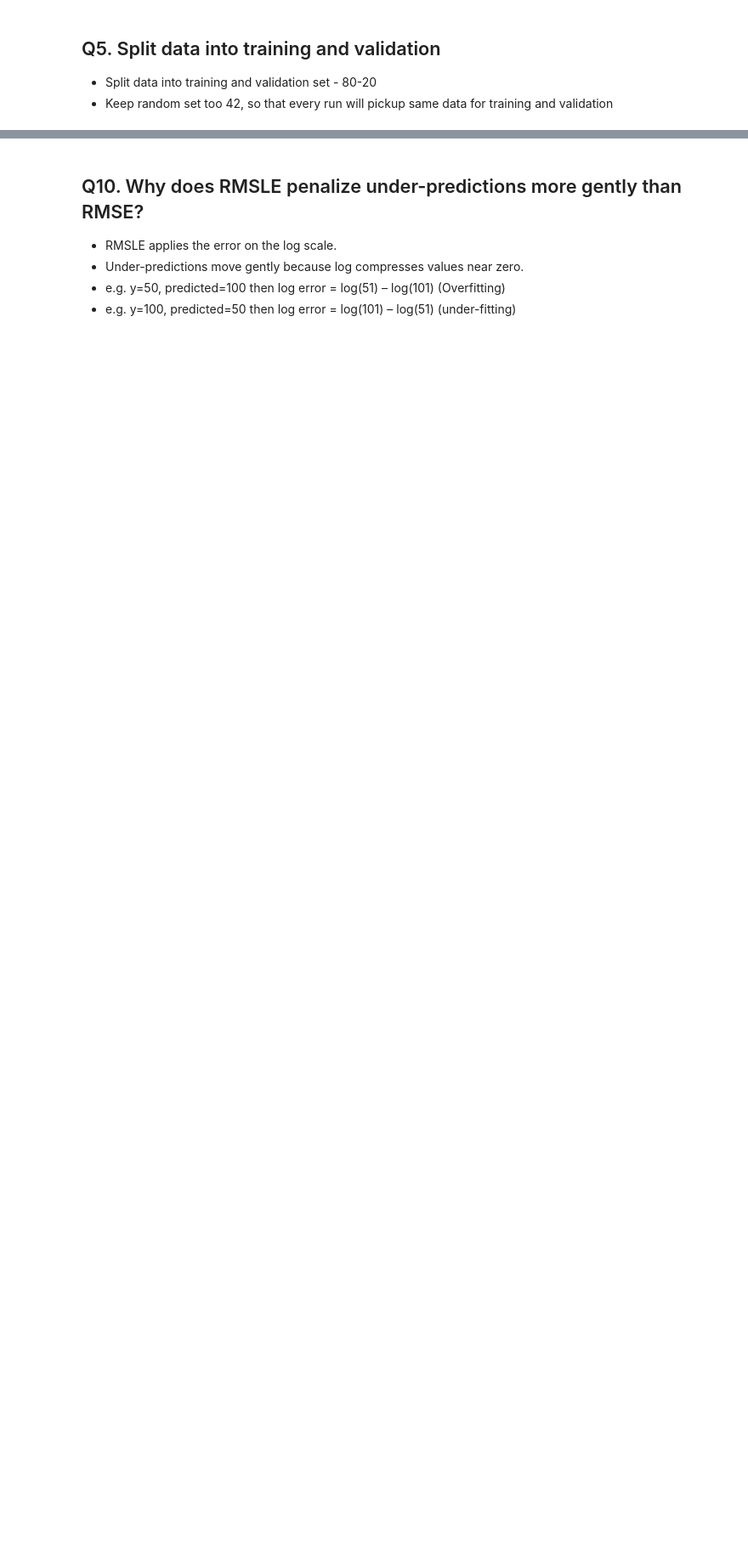
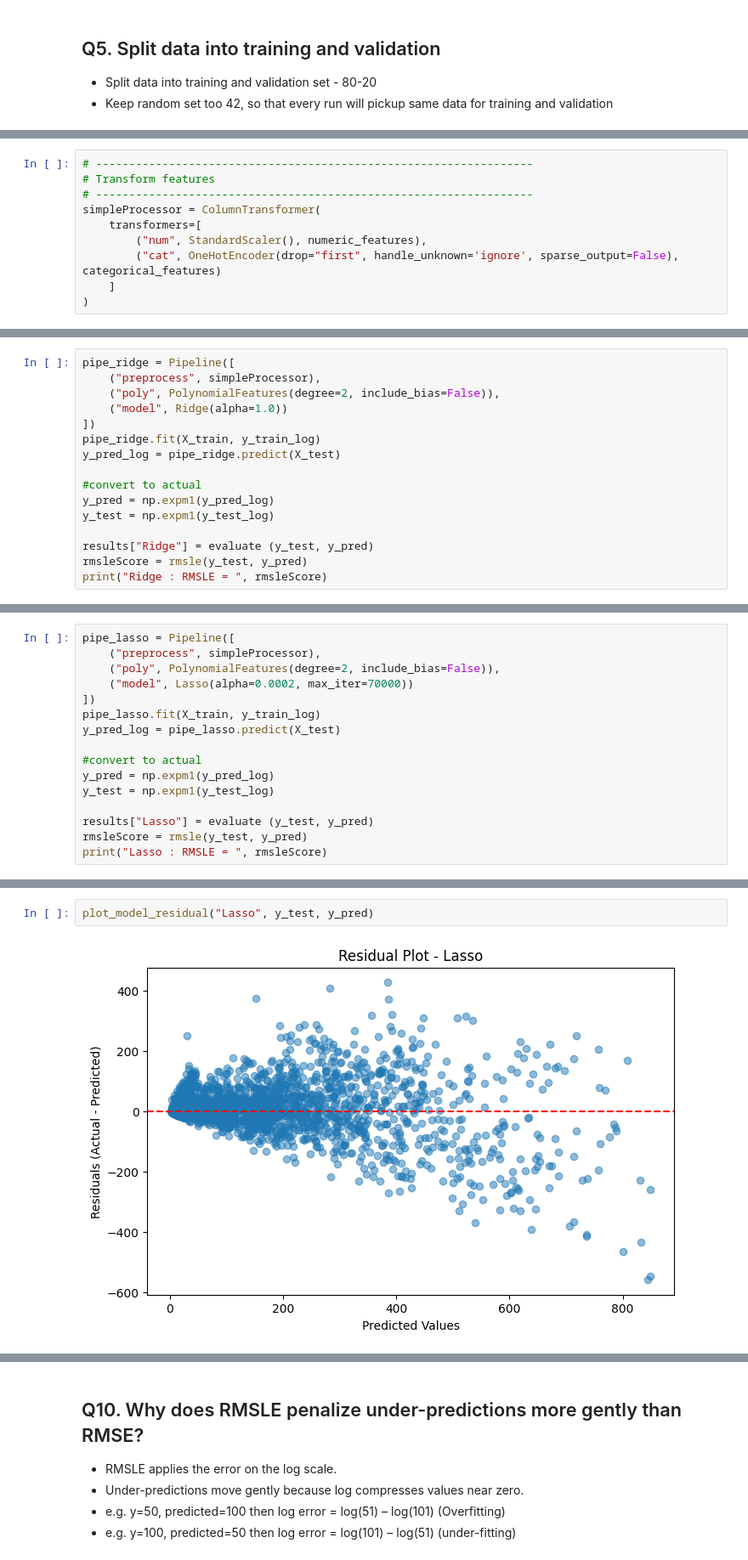
Before and after one commit to powarsg/bits_aiml, a Jupyter notebook: ML/1_Assignment/bike_prediction.ipynb, the cells around one changed output, grey strips where cells are left out. Shown at 85% size. Cells and saved outputs as stored; diff of their text form; blank space fills up the shorter version.

```diff
--- a/ML/1_Assignment/bike_prediction.ipynb
+++ b/ML/1_Assignment/bike_prediction.ipynb
@@ -388,0 +303,10 @@ Linear Regression  1.130183  0.638210
+# %%
+# ------------------------------------------------------------------
+# Transform features
+# ------------------------------------------------------------------
+simpleProcessor = ColumnTransformer(
+    transformers=[
+        ("num", StandardScaler(), numeric_features),
+        ("cat", OneHotEncoder(drop="first", handle_unknown='ignore', sparse_output=False), categorical_features)
+    ]
+)
@@ -393,0 +366,16 @@ Linear Regression  1.130183  0.638210
+# %%
+pipe_ridge = Pipeline([
+    ("preprocess", simpleProcessor),
+    ("poly", PolynomialFeatures(degree=2, include_bias=False)),
+    ("model", Ridge(alpha=1.0))
+])
+pipe_ridge.fit(X_train, y_train_log)
+y_pred_log = pipe_ridge.predict(X_test)
+
+#convert to actual
+y_pred = np.expm1(y_pred_log)
+y_test = np.expm1(y_test_log)
+
+results["Ridge"] = evaluate (y_test, y_pred)
+rmsleScore = rmsle(y_test, y_pred)
+print("Ridge : RMSLE = ", rmsleScore)
@@ -393,0 +386,16 @@ Linear Regression  1.130183  0.638210
+# %%
+pipe_lasso = Pipeline([
+    ("preprocess", simpleProcessor),
+    ("poly", PolynomialFeatures(degree=2, include_bias=False)),
+    ("model", Lasso(alpha=0.0002, max_iter=70000))
+])
+pipe_lasso.fit(X_train, y_train_log)
+y_pred_log = pipe_lasso.predict(X_test)
+
+#convert to actual
+y_pred = np.expm1(y_pred_log)
+y_test = np.expm1(y_test_log)
+
+results["Lasso"] = evaluate (y_test, y_pred)
+rmsleScore = rmsle(y_test, y_pred)
+print("Lasso : RMSLE = ", rmsleScore)
@@ -418,0 +442,4 @@ Best Model = Random Forest
+# %%
+plot_model_residual("Lasso", y_test, y_pred)
+# %% [output]
+[figure, added]
```
Also changed, not shown: parts of 36 cells of this notebook, 3 other files.
